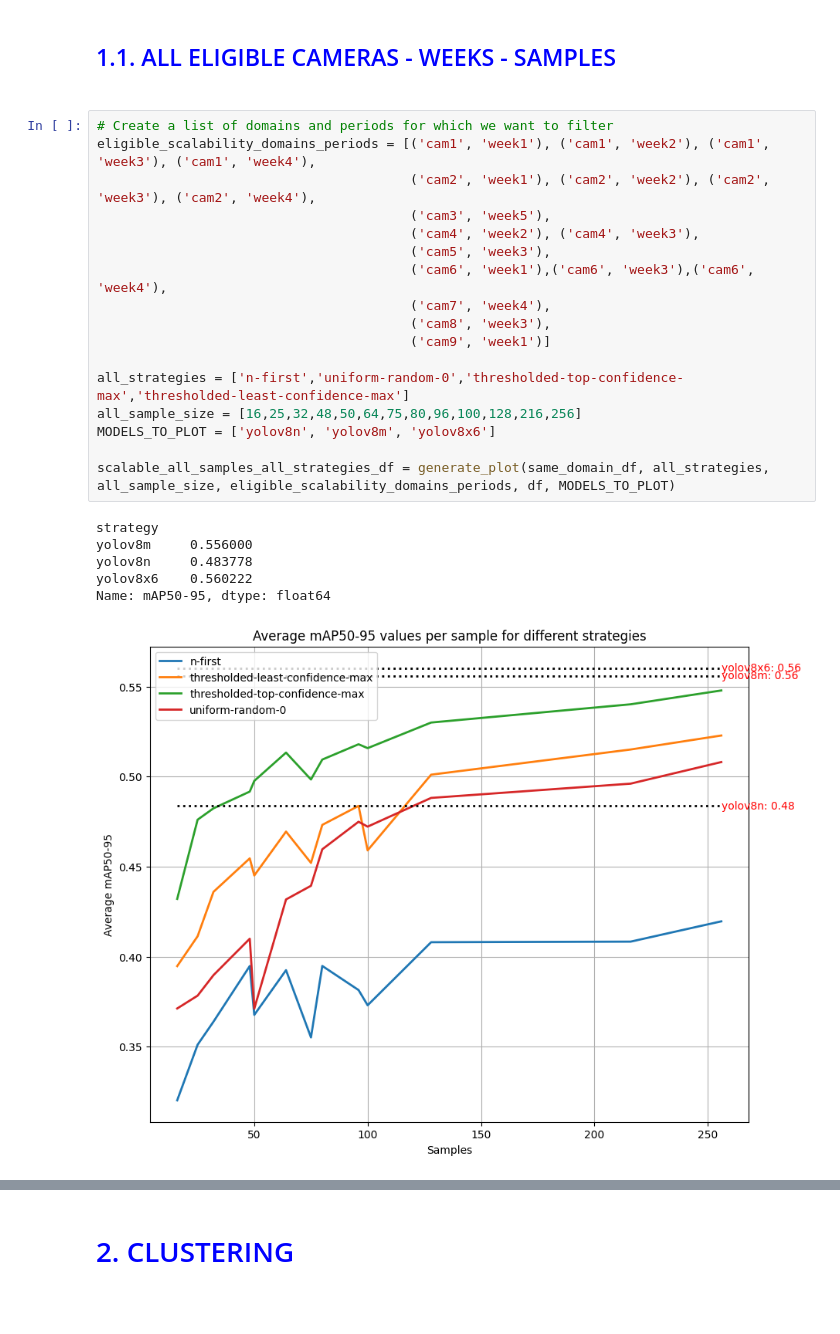
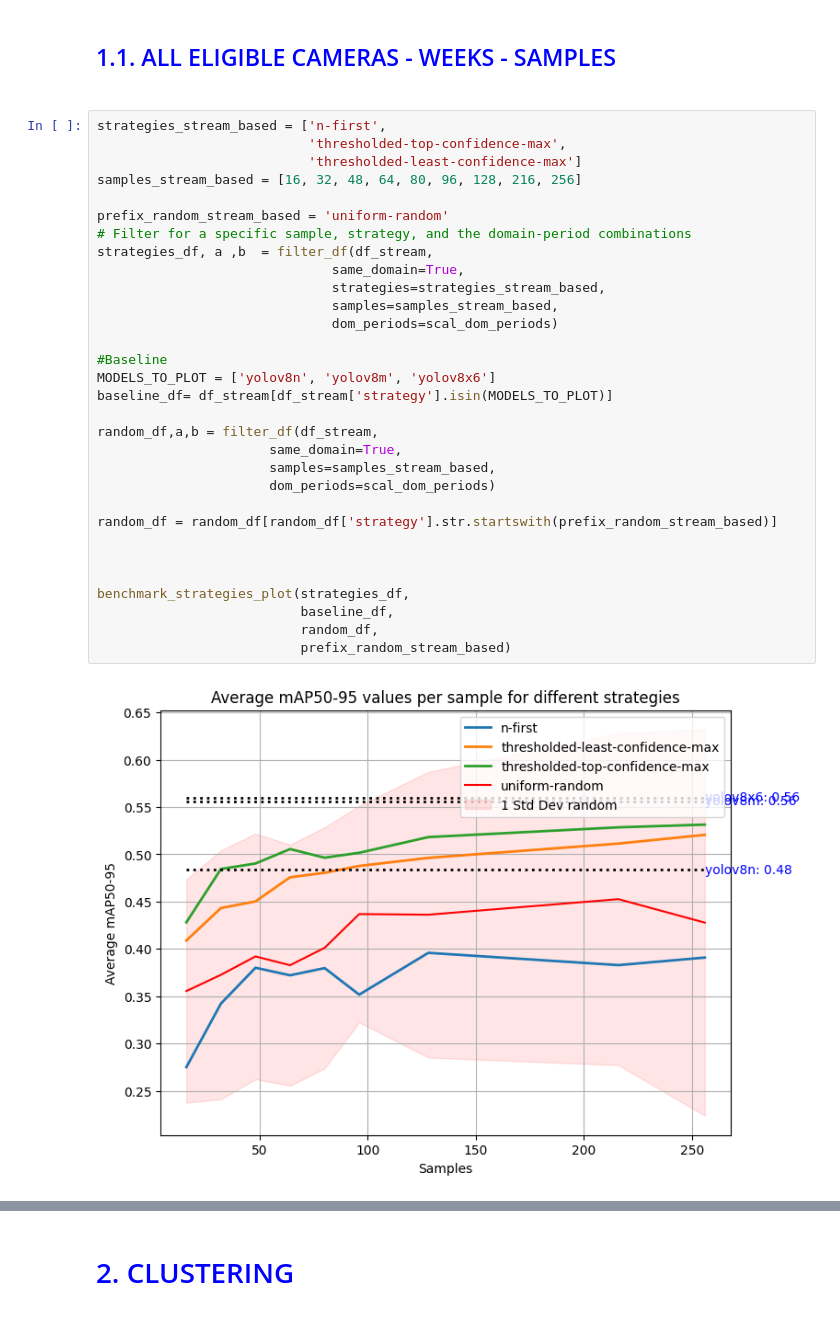
Before and after one commit to manjahdani/CSBAD, a Jupyter notebook: visualization_tools/analysis_journal.ipynb, the cells around one changed output, grey strips where cells are left out. Drawn from its saved outputs; the diff is of its cells as text.

```diff
--- a/visualization_tools/analysis_journal.ipynb
+++ b/visualization_tools/analysis_journal.ipynb
@@ -76,26 +264,35 @@ def generate_plot(dataframe, strategies, samples, eligible_domains_periods, df,
 # %% [markdown]
  <h2> <font color="blue"> 1.1. ALL ELIGIBLE CAMERAS - WEEKS - SAMPLES </font><h2>
 # %%
-# Create a list of domains and periods for which we want to filter
-eligible_scalability_domains_periods = [('cam1', 'week1'), ('cam1', 'week2'), ('cam1', 'week3'), ('cam1', 'week4'),
-                                        ('cam2', 'week1'), ('cam2', 'week2'), ('cam2', 'week3'), ('cam2', 'week4'),
-                                        ('cam3', 'week5'),
-                                        ('cam4', 'week2'), ('cam4', 'week3'),
-                                        ('cam5', 'week3'),
-                                        ('cam6', 'week1'),('cam6', 'week3'),('cam6', 'week4'),
-                                        ('cam7', 'week4'),
-                                        ('cam8', 'week3'),
-                                        ('cam9', 'week1')]
+strategies_stream_based = ['n-first',
+                           'thresholded-top-confidence-max',
+                           'thresholded-least-confidence-max']
+samples_stream_based = [16, 32, 48, 64, 80, 96, 128, 216, 256]
 
-all_strategies = ['n-first','uniform-random-0','thresholded-top-confidence-max','thresholded-least-confidence-max']
-all_sample_size = [16,25,32,48,50,64,75,80,96,100,128,216,256]
+prefix_random_stream_based = 'uniform-random'
+# Filter for a specific sample, strategy, and the domain-period combinations
+strategies_df, a ,b  = filter_df(df_stream,
+                              same_domain=True,
+                              strategies=strategies_stream_based,
+                              samples=samples_stream_based,
+                              dom_periods=scal_dom_periods)
+
+#Baseline
 MODELS_TO_PLOT = ['yolov8n', 'yolov8m', 'yolov8x6']
+baseline_df= df_stream[df_stream['strategy'].isin(MODELS_TO_PLOT)]
 
-scalable_all_samples_all_strategies_df = generate_plot(same_domain_df, all_strategies, all_sample_size, eligible_scalability_domains_periods, df, MODELS_TO_PLOT)
+random_df,a,b = filter_df(df_stream,
+                      same_domain=True,
+                      samples=samples_stream_based,
+                      dom_periods=scal_dom_periods)
+
+random_df = random_df[random_df['strategy'].str.startswith(prefix_random_stream_based)]
+
+
+
+benchmark_strategies_plot(strategies_df,
+                          baseline_df,
+                          random_df,
+                          prefix_random_stream_based)
 # %% [output]
-strategy
-yolov8m     0.556000
-yolov8n     0.483778
-yolov8x6    0.560222
-Name: mAP50-95, dtype: float64
-[figure, old version]
+[figure, new version]
```
Also changed, not shown: parts of 49 cells of this notebook.
